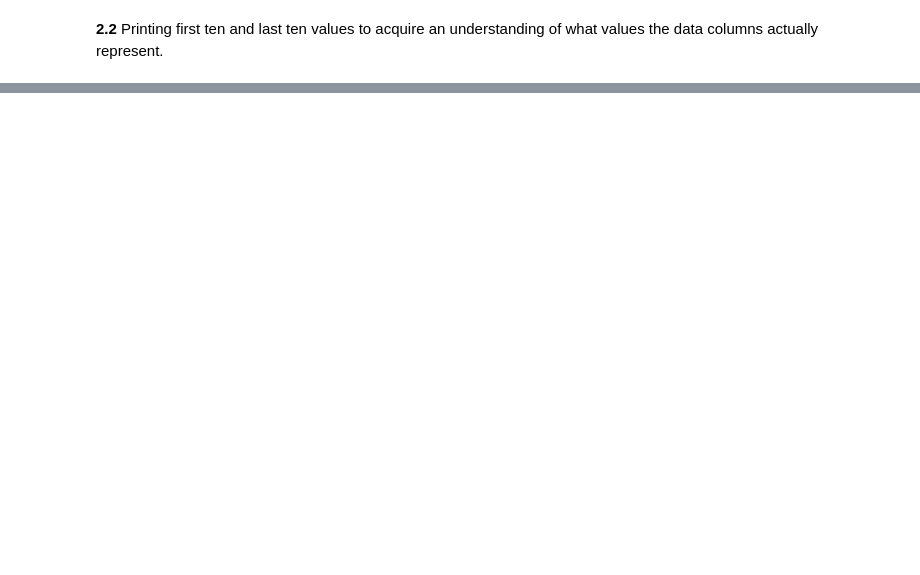
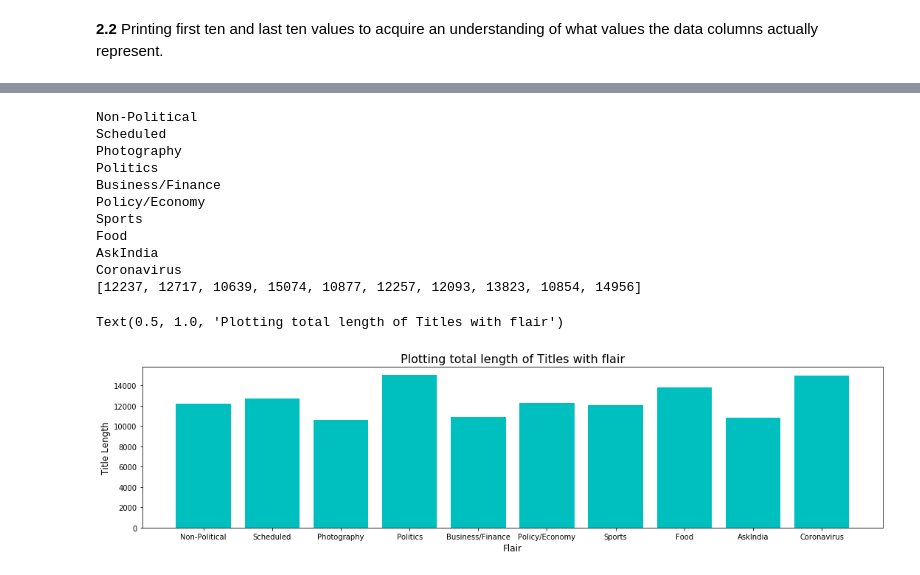
Before and after one commit to ankita1964/Reddit-Flair-Detector, a Jupyter notebook: Exploratory-Data-Analysis.ipynb, the cells around one changed output, grey strips where cells are left out. Saved outputs shown, nothing was run; the diff lists cells and outputs as text; code cells hidden in the pictures; blank space fills up the shorter version.

```diff
--- a/Exploratory-Data-Analysis.ipynb
+++ b/Exploratory-Data-Analysis.ipynb
@@ -107,0 +122,46 @@ india_data.flair.value_counts().plot(kind='bar');
+# %%
+india_data['title'] = india_data['title'].apply(clean_data)
+india_data['comments'] = india_data['comments'].astype('str').apply(clean_data)
+india_data['body'] = india_data['body'].astype('str').apply(clean_data)
+# %%
+def clean_url(u):
+    if u.startswith("http://"):
+        u = u[7:]
+    if u.startswith("https://"):
+        u = u[8:]
+    if u.startswith("www."):
+        u = u[4:]
+    if u.endswith("/"):
+        u = u[:-1]
+    return u
+# %%
+india_data['url'] = india_data['url'].apply(clean_url)
+india_data['url'] = india_data['url'].apply(clean_data)
+# %%
+title_len = ""
+flair_title_len = []
+for flair in flairs:
+    print(flair)
+    title_len = (india_data.loc[india_data['flair'] == flair, 'title'].sum())
+    flair_title_len.append(len(title_len))
+print(flair_title_len)
+
+plt.figure(figsize=(18,4))
+plt.bar(flairs,flair_title_len,color='c')
+plt.xlabel('Flair', fontsize=12)
+plt.ylabel('Title Length', fontsize=12)
+plt.title('Plotting total length of Titles with flair', fontsize = 16)
+# %% [output]
+Non-Political
+Scheduled
+Photography
+Politics
+Business/Finance
+Policy/Economy
+Sports
+Food
+AskIndia
+Coronavirus
+[12237, 12717, 10639, 15074, 10877, 12257, 12093, 13823, 10854, 14956]
+Text(0.5, 1.0, 'Plotting total length of Titles with flair')
+[figure, added]
```
Also changed, not shown: parts of 26 cells of this notebook.
